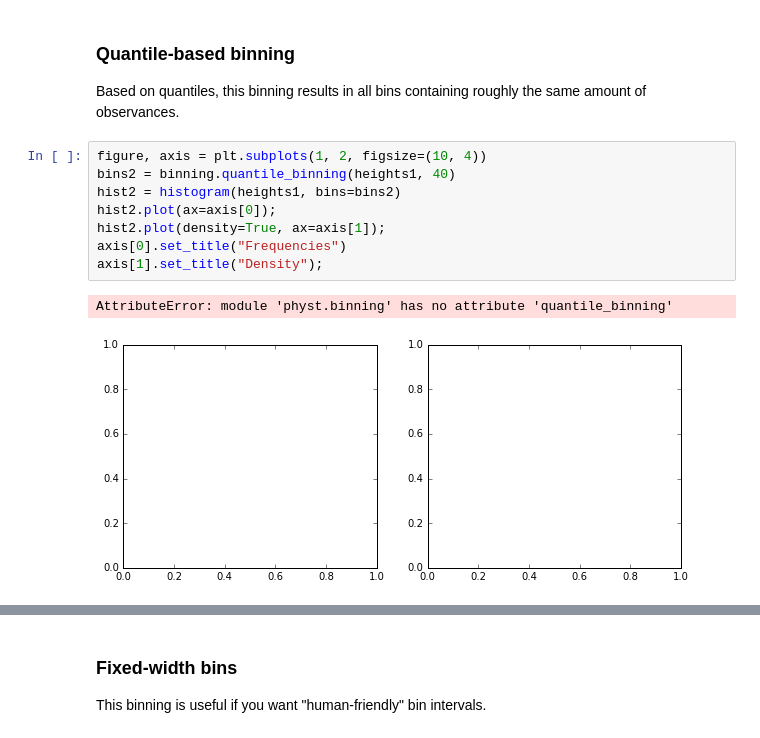
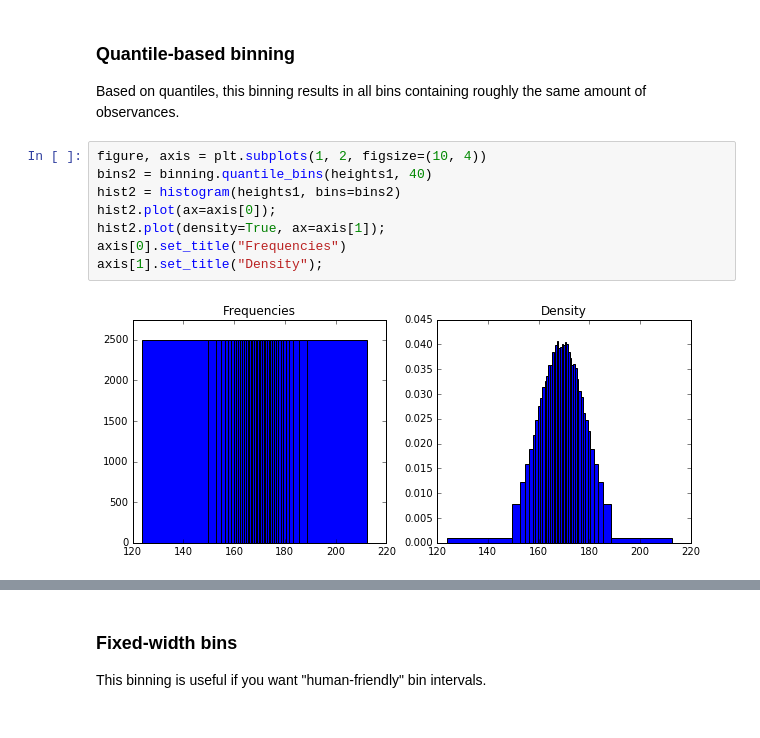
Before and after one commit to janpipek/physt, a Jupyter notebook: doc/Binning.ipynb, the cells around one changed output, grey strips where cells are left out. Saved outputs shown, nothing was run; the diff lists cells and outputs as text.

Commit message:
Binning notebook... ...

```diff
--- a/doc/Binning.ipynb
+++ b/doc/Binning.ipynb
@@ -70,15 +70,14 @@ Based on quantiles, this binning results in all bins containing roughly the same
 of observances.
 # %%
 figure, axis = plt.subplots(1, 2, figsize=(10, 4))
-bins2 = binning.quantile_binning(heights1, 40)
+bins2 = binning.quantile_bins(heights1, 40)
 hist2 = histogram(heights1, bins=bins2)
 hist2.plot(ax=axis[0]);
 hist2.plot(density=True, ax=axis[1]);
 axis[0].set_title("Frequencies")
 axis[1].set_title("Density");
 # %% [output]
-AttributeError: module 'physt.binning' has no attribute 'quantile_binning'
-[figure, old version]
+[figure, new version]
 # %%
 figure, axis = plt.subplots()
 
```
Also changed, not shown: parts of 6 cells of this notebook.
